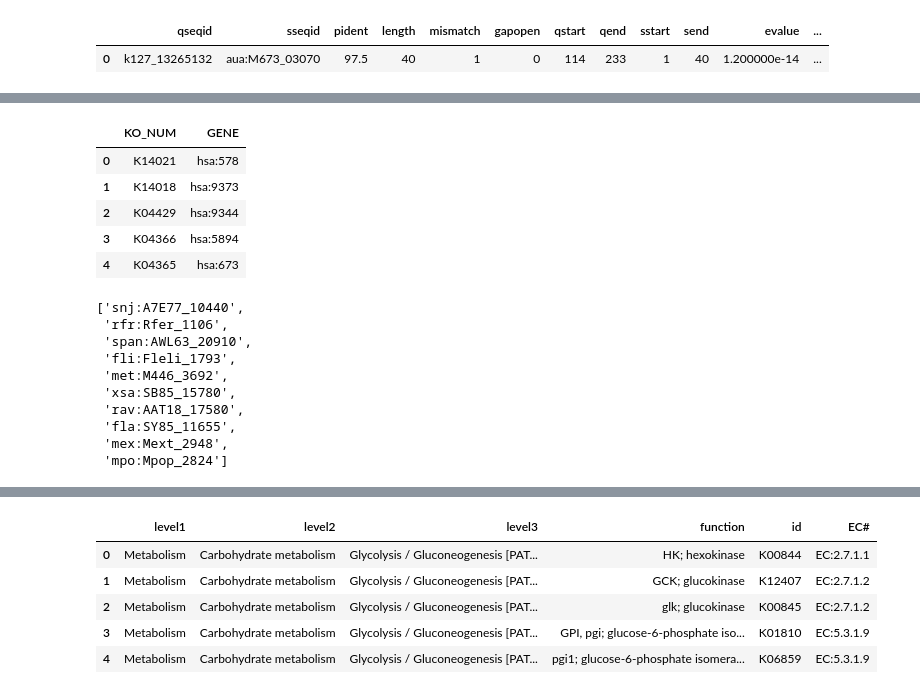
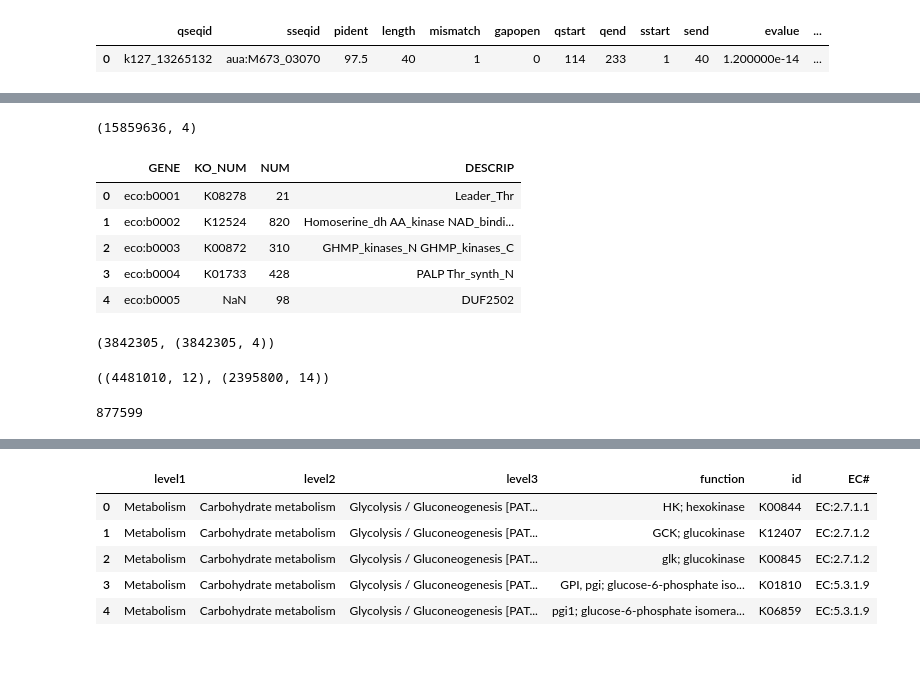
Before and after one commit to skDooley/GLBRC, a Jupyter notebook: 2016_WGS_DataPrep.ipynb, the cells around one changed output, grey strips where cells are left out. Saved outputs shown, nothing was run; the diff lists cells and outputs as text; code cells hidden in the pictures; blank space fills up the shorter version.

```diff
--- a/2016_WGS_DataPrep.ipynb
+++ b/2016_WGS_DataPrep.ipynb
@@ -284,10 +521,17 @@ annotations[annotations.index=='k127_13265132']
 # %%
-ko_map = read_csv("annotations/ko/ko_genes.list",sep='\t')
+ko_map = read_csv("annotations/ko/prokaryotes.dat",sep='\t')
+# ko_map.set_index("GENE")
+print(ko_map.shape)
 ko_map.head()
 # %% [output]
+(15859636, 4)
-|  | KO_NUM | GENE |
-| 0 | K14021 | hsa:578 |
-| 1 | K14018 | hsa:9373 |
-| 2 | K04429 | hsa:9344 |
-| 3 | K04366 | hsa:5894 |
-| 4 | K04365 | hsa:673 |
+|  | GENE | KO_NUM | NUM | DESCRIP |
+| 0 | eco:b0001 | K08278 | 21 | Leader_Thr |
+| 1 | eco:b0002 | K12524 | 820 | Homoserine_dh AA_kinase NAD_bindi... |
+| 2 | eco:b0003 | K00872 | 310 | GHMP_kinases_N GHMP_kinases_C |
+| 3 | eco:b0004 | K01733 | 428 | PALP Thr_synth_N |
+| 4 | eco:b0005 | NaN | 98 | DUF2502 |
+# %%
+len(ko_map.GENE.unique()),ko_map.shape
+# %% [output]
+(3842305, (3842305, 4))
@@ -294,15 +540,10 @@ ko_map.head()
 # %%
 from pandas import merge
+# %%
+annotations.shape,genesW_KO.shape
+# %% [output]
+((4481010, 12), (2395800, 14))
 # %%
-genesW_KO = set(annotations.sseqid.unique()).intersection(ko_map.GENE.unique())
+len(annotations.sseqid.unique())
 # %% [output]
-['snj:A7E77_10440',
- 'rfr:Rfer_1106',
- 'span:AWL63_20910',
- 'fli:Fleli_1793',
- 'met:M446_3692',
- 'xsa:SB85_15780',
- 'rav:AAT18_17580',
- 'fla:SY85_11655',
- 'mex:Mext_2948',
- 'mpo:Mpop_2824']
+877599
```
Also changed, not shown: parts of 39 cells of this notebook, 1 other file.
